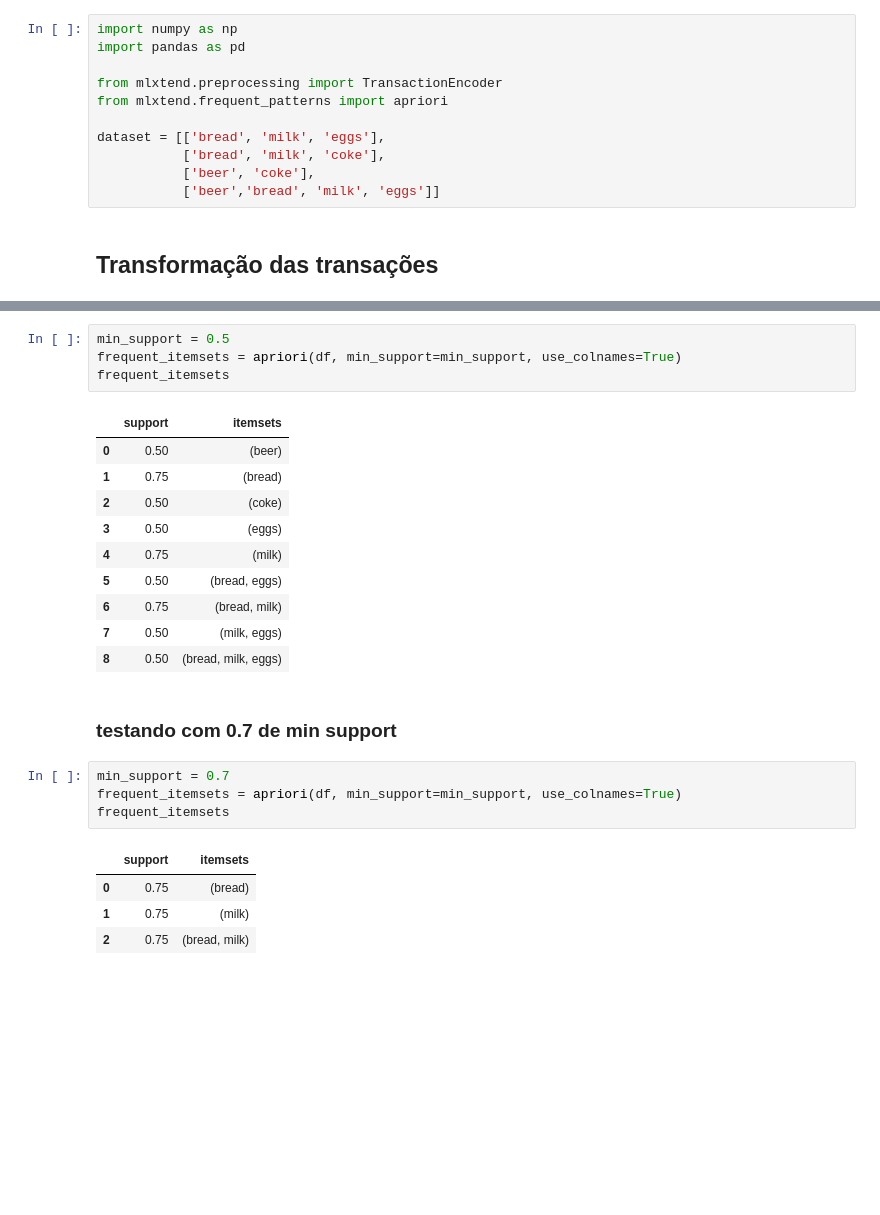
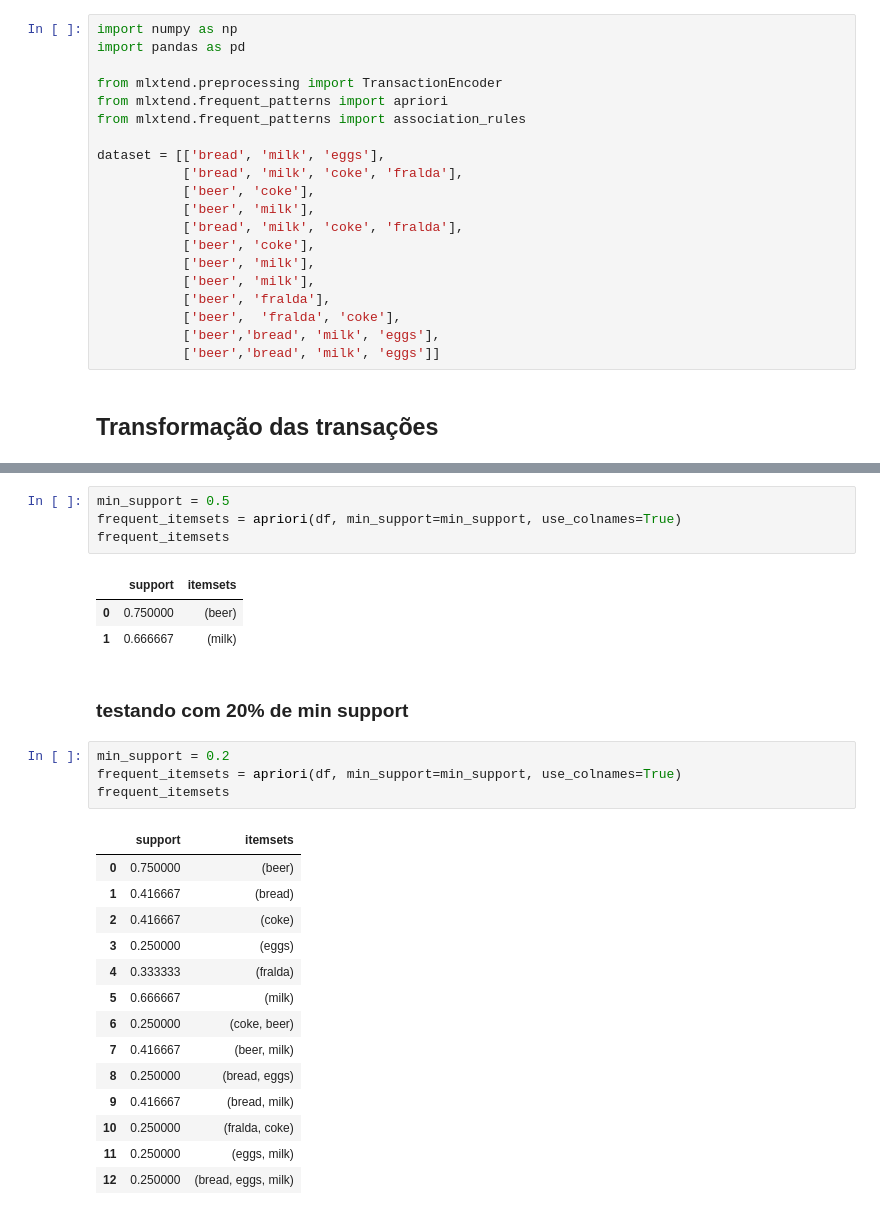
Before and after one commit to leandroleao2k/ImageML, a Jupyter notebook: RegrasDeAssociacao Apriori.ipynb, the cells around one changed output, grey strips where cells are left out. Saved outputs shown, nothing was run; the diff lists cells and outputs as text; blank space fills up the shorter version.

```diff
--- a/RegrasDeAssociacao Apriori.ipynb
+++ b/RegrasDeAssociacao Apriori.ipynb
@@ -9,10 +14,19 @@ import pandas as pd
 
 from mlxtend.preprocessing import TransactionEncoder
 from mlxtend.frequent_patterns import apriori
+from mlxtend.frequent_patterns import association_rules
 
 dataset = [['bread', 'milk', 'eggs'],
-           ['bread', 'milk', 'coke'],
+           ['bread', 'milk', 'coke', 'fralda'],
            ['beer', 'coke'],
+           ['beer', 'milk'],
+           ['bread', 'milk', 'coke', 'fralda'],
+           ['beer', 'coke'],
+           ['beer', 'milk'],
+           ['beer', 'milk'],
+           ['beer', 'fralda'],
+           ['beer',  'fralda', 'coke'],
+           ['beer','bread', 'milk', 'eggs'],
            ['beer','bread', 'milk', 'eggs']]
 # %% [markdown]
 ## Transformação das transações
@@ -53,23 +93,26 @@ frequent_itemsets = apriori(df, min_support=min_support, use_colnames=True)
 frequent_itemsets
 # %% [output]
 |  | support | itemsets |
-| 0 | 0.50 | (beer) |
-| 1 | 0.75 | (bread) |
-| 2 | 0.50 | (coke) |
-| 3 | 0.50 | (eggs) |
-| 4 | 0.75 | (milk) |
-| 5 | 0.50 | (bread, eggs) |
-| 6 | 0.75 | (bread, milk) |
-| 7 | 0.50 | (milk, eggs) |
-| 8 | 0.50 | (bread, milk, eggs) |
+| 0 | 0.750000 | (beer) |
+| 1 | 0.666667 | (milk) |
 # %% [markdown]
-### testando com 0.7 de min support
+### testando com 20% de min support
 # %%
-min_support = 0.7
+min_support = 0.2
 frequent_itemsets = apriori(df, min_support=min_support, use_colnames=True)
 frequent_itemsets
 # %% [output]
 |  | support | itemsets |
-| 0 | 0.75 | (bread) |
-| 1 | 0.75 | (milk) |
-| 2 | 0.75 | (bread, milk) |
+| 0 | 0.750000 | (beer) |
+| 1 | 0.416667 | (bread) |
+| 2 | 0.416667 | (coke) |
+| 3 | 0.250000 | (eggs) |
+| 4 | 0.333333 | (fralda) |
+| 5 | 0.666667 | (milk) |
+| 6 | 0.250000 | (coke, beer) |
+| 7 | 0.416667 | (beer, milk) |
+| 8 | 0.250000 | (bread, eggs) |
+| 9 | 0.416667 | (bread, milk) |
+| 10 | 0.250000 | (fralda, coke) |
+| 11 | 0.250000 | (eggs, milk) |
+| 12 | 0.250000 | (bread, eggs, milk) |
```
Also changed, not shown: parts of 14 cells of this notebook.
